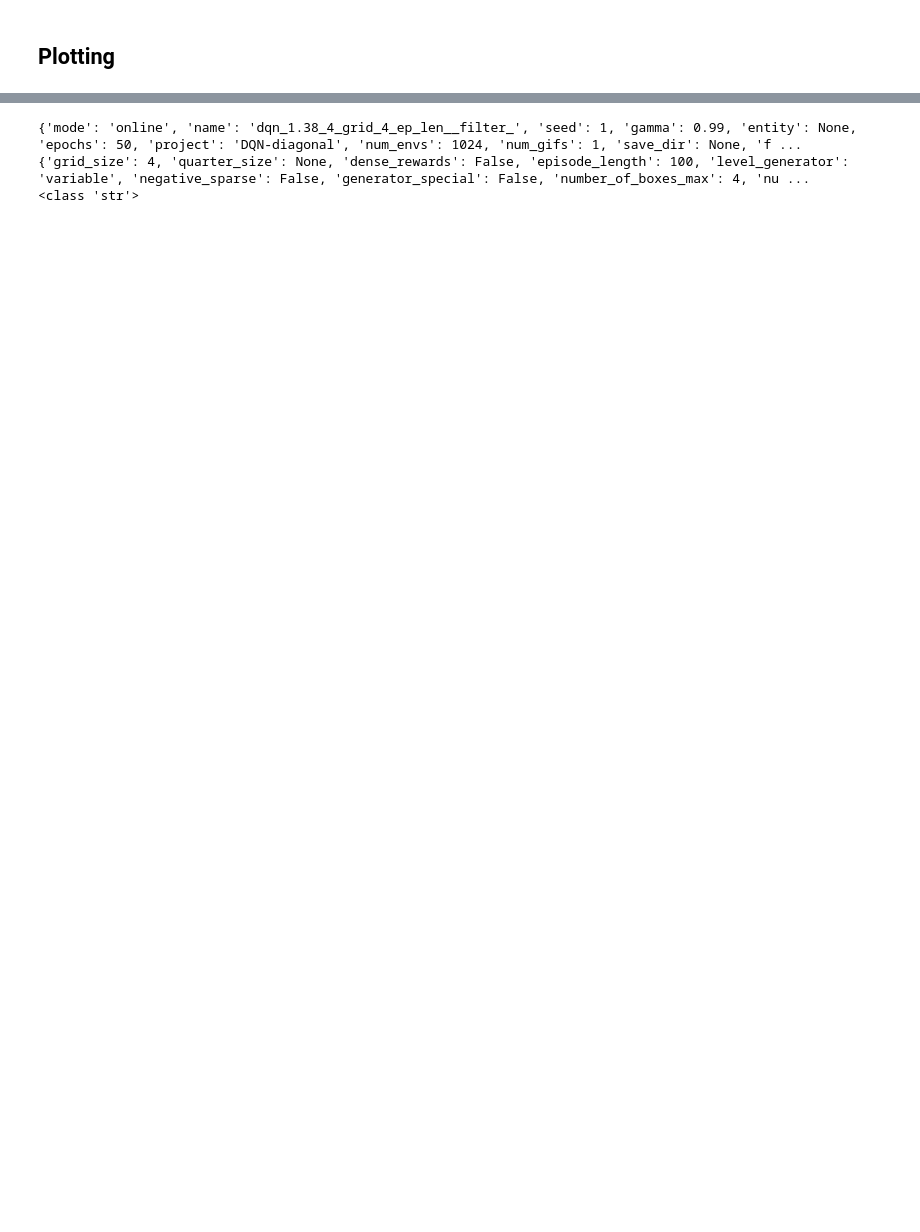
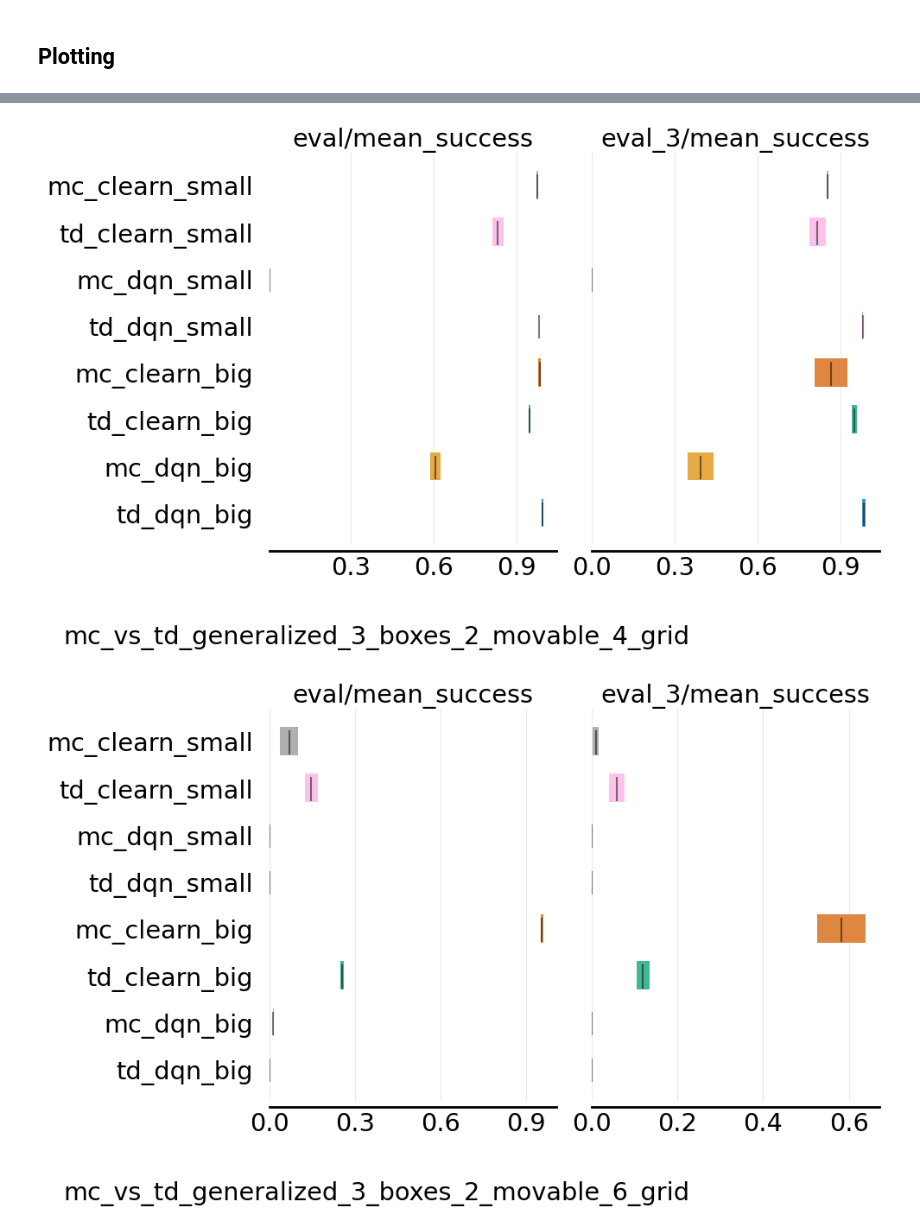
Before and after one commit to wladekpal/golden-standard, a Jupyter notebook: notebooks/plotting/plot.ipynb, the cells around one changed output, grey strips where cells are left out. Cells and saved outputs as stored; diff of their text form; code cells hidden in the pictures; blank space fills up the shorter version.

Commit message:
First draft of plotting scripts

```diff
--- a/notebooks/plotting/plot.ipynb
+++ b/notebooks/plotting/plot.ipynb
@@ -68,9 +55,73 @@ NameError: name 'run' is not defined
+# %%
+config_mc_vs_td_small_grid = {
+    "title": "mc_vs_td_generalized_3_boxes_2_movable_4_grid",
+    "projects":["mc_vs_td_generalized"],
+    "possible_names":['td_dqn_big', 'mc_dqn_big', 'td_clearn_big', 'mc_clearn_big', 'td_dqn_small', 'mc_dqn_small', 'td_clearn_small', 'mc_clearn_small'],
+    "filters":{
+        "config.env.grid_size": 4,
+        "config.env.number_of_boxes_max":3,
+        "config.env.number_of_moving_boxes_max":2,
+    },
+    "grouping_func": grouping_func,
+    "metrics":["eval/mean_success", "eval_3/mean_success", "eval/mean_boxes_on_target", "eval_3/mean_boxes_on_target"]
+}
+
+config_mc_vs_td_big_grid = {
+    "title": "mc_vs_td_generalized_3_boxes_2_movable_6_grid",
+    "projects":["mc_vs_td_generalized"],
+    "possible_names":['td_dqn_big', 'mc_dqn_big', 'td_clearn_big', 'mc_clearn_big', 'td_dqn_small', 'mc_dqn_small', 'td_clearn_small', 'mc_clearn_small'],
+    "filters":{
+        "config.env.grid_size": 6,
+        "config.env.number_of_boxes_max":3,
+        "config.env.number_of_moving_boxes_max":2,
+    },
+    "grouping_func": grouping_func,
+    "metrics":["eval/mean_success", "eval_3/mean_success", "eval/mean_boxes_on_target", "eval_3/mean_boxes_on_target"]
+}
+# %%
+all_configs = [config_mc_vs_td_small_grid, config_mc_vs_td_big_grid]
+# %%
+for config in all_configs:
+    runs = []
+    for project in config['projects']:
+        project_runs = api.runs(path=f"{entity}/{project}", filters=config['filters'])
+        runs.extend([r for r in project_runs])
+
+    # print(len(runs))
+    # for r in runs:
+    #     print(r.name)
+
+    run_hist = aggregate_data_from_wandb(runs, config['metrics'], config['possible_names'], config['grouping_func'])
+    draw_interval_estimates_plot(run_hist, config['possible_names'], config['metrics'], config['title'], figures_path=figures_path)
+# %% [output]
+[figure, added]
+[figure, added]
 # %%
-# print(run_hist.columns)
-print(runs[0].config['exp'])
-print(runs[0].config['env'])
-print(type(runs[0].config['agent']))
+# # for group, group_data in run_hist.items():
+# #     print(group)
+# #     print(group_data)
+# thresholds = np.linspace(0.0, 1, 41)
+# score_distributions, score_distributions_cis = rly.create_performance_profile(
+#     run_hist, thresholds
+# )
+
+# frames = np.arange(0, 20, 1)
+# frames[-1] -= 1
+# ale_frames_scores_dict = {algorithm: score[:, :, frames] for algorithm, score in run_hist.items()}
+# iqm = lambda scores: np.array([metrics.aggregate_iqm(scores[..., frame]) for frame in range(scores.shape[-1])])
+# iqm_scores, iqm_cis = rly.get_interval_estimates(ale_frames_scores_dict, iqm, reps=2000)
+
+# plot_utils.plot_sample_efficiency_curve(
+#         frames + 1,
+#         iqm_scores,
+#         iqm_cis,
+#         algorithms=list(run_hist.keys()),
+#         xlabel=r"Epochs",
+#         ylabel="eval/mean_success",
+#         legend=True,
+#         grid_alpha=0.4,
+#         figsize=(8, 6),
+#     )
+# plt.title(f"td_vs_mc", fontsize="xx-large")
+# plt.tight_layout()
+# plt.savefig(os.path.join(figures_path, f"td_vs_mc.pdf"))
-# %% [output]
-{'mode': 'online', 'name': 'dqn_1.38_4_grid_4_ep_len__filter_', 'seed': 1, 'gamma': 0.99, 'entity': None, 'epochs': 50, 'project': 'DQN-diagonal', 'num_envs': 1024, 'num_gifs': 1, 'save_dir': None, 'f ...
-{'grid_size': 4, 'quarter_size': None, 'dense_rewards': False, 'episode_length': 100, 'level_generator': 'variable', 'negative_sparse': False, 'generator_special': False, 'number_of_boxes_max': 4, 'nu ...
-<class 'str'>
```
Also changed, not shown: parts of 3 cells of this notebook, 1 other file.
